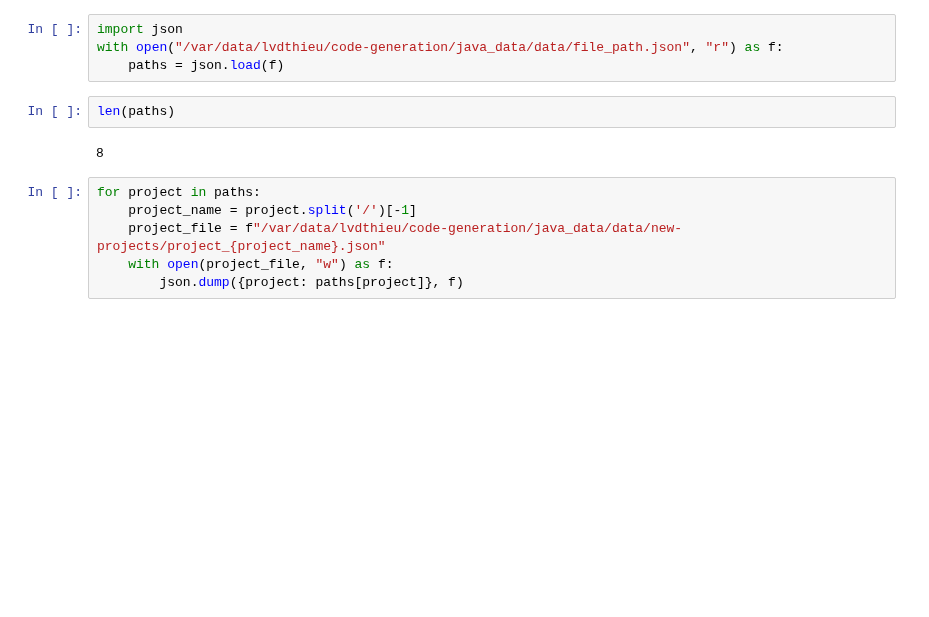
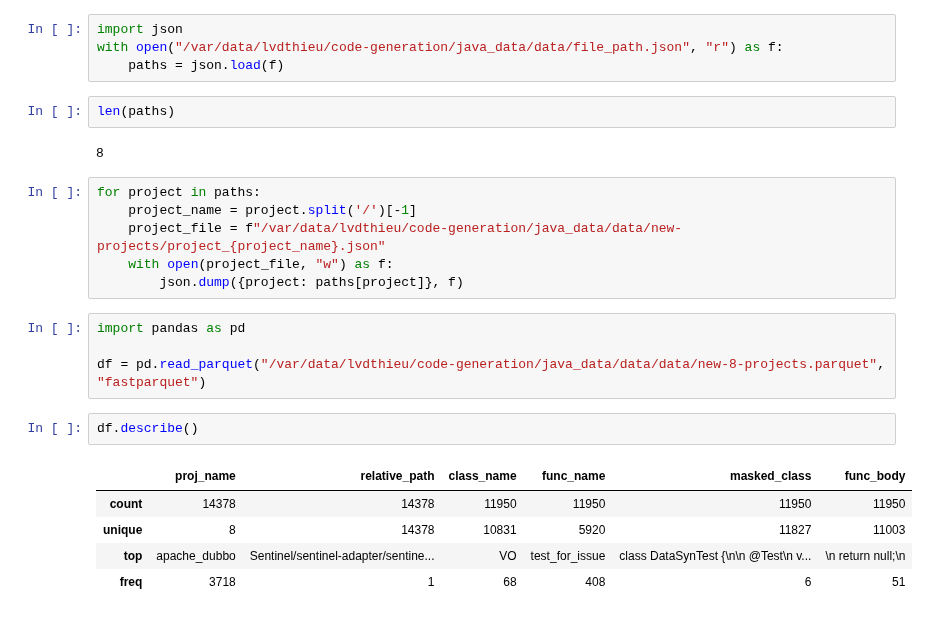
Before and after one commit to echodrift/code-generation, a Jupyter notebook: java_data/check.ipynb, the cells around one changed output. Cells and saved outputs as stored; diff of their text form; blank space fills up the shorter version.

```diff
--- a/java_data/check.ipynb
+++ b/java_data/check.ipynb
@@ -211,3 +211,15 @@ for project in paths:
     project_file = f"/var/data/lvdthieu/code-generation/java_data/data/new-projects/project_{project_name}.json"
     with open(project_file, "w") as f:
         json.dump({project: paths[project]}, f)
+# %%
+import pandas as pd
+
+df = pd.read_parquet("/var/data/lvdthieu/code-generation/java_data/data/data/new-8-projects.parquet", "fastparquet")
+# %%
+df.describe()
+# %% [output]
+|  | proj_name | relative_path | class_name | func_name | masked_class | func_body |
+| count | 14378 | 14378 | 11950 | 11950 | 11950 | 11950 |
+| unique | 8 | 14378 | 10831 | 5920 | 11827 | 11003 |
+| top | apache_dubbo | Sentinel/sentinel-adapter/sentine... | VO | test_for_issue | class DataSynTest {\n\n @Test\n v... | \n return null;\n |
+| freq | 3718 | 1 | 68 | 408 | 6 | 51 |
```
Also changed, not shown: parts of 5 cells of this notebook, 7 other files.
